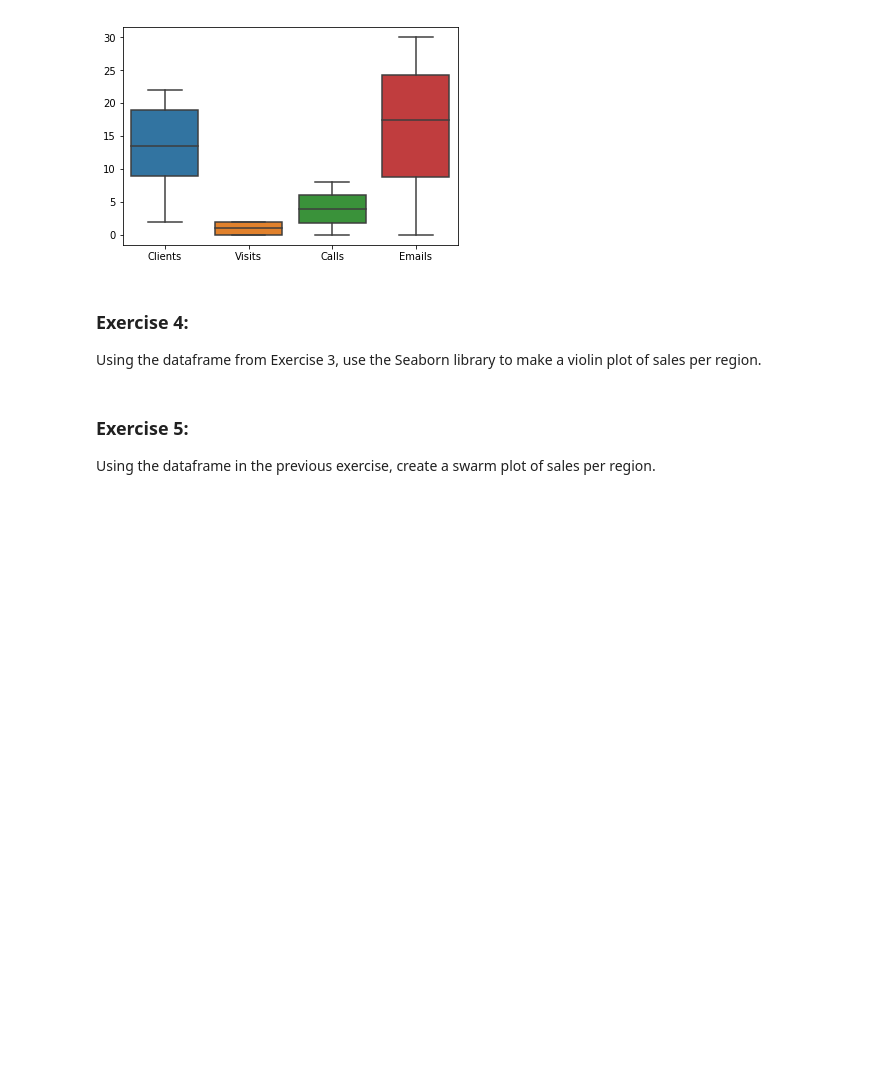
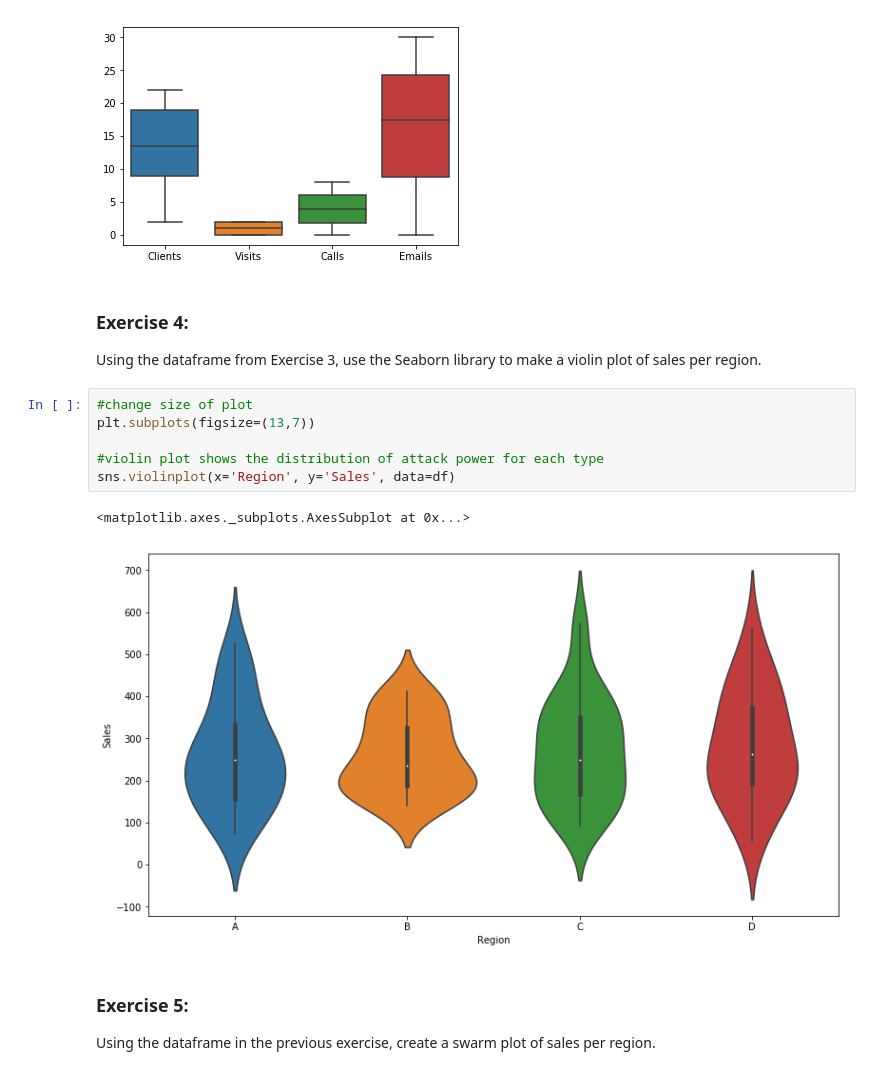
Before and after one commit to ajkmonster/1WeekDataAnalyticsBootCamp, a Jupyter notebook: Mod4Exercises.ipynb, the cells around one changed output. Cells and saved outputs as stored; diff of their text form; blank space fills up the shorter version.

```diff
--- a/Mod4Exercises.ipynb
+++ b/Mod4Exercises.ipynb
@@ -76,6 +80,15 @@ sns.boxplot(data=df1)
 ### Exercise 4:
 
 Using the dataframe from Exercise 3, use the Seaborn library to make a violin plot of sales per region.
+# %%
+#change size of plot
+plt.subplots(figsize=(13,7))
+
+#violin plot shows the distribution of attack power for each type
+sns.violinplot(x='Region', y='Sales', data=df)
+# %% [output]
+<matplotlib.axes._subplots.AxesSubplot at 0x...>
+[figure, added]
 # %% [markdown]
 ### Exercise 5:
 
```
Also changed, not shown: parts of 3 cells of this notebook, 2 other files.
